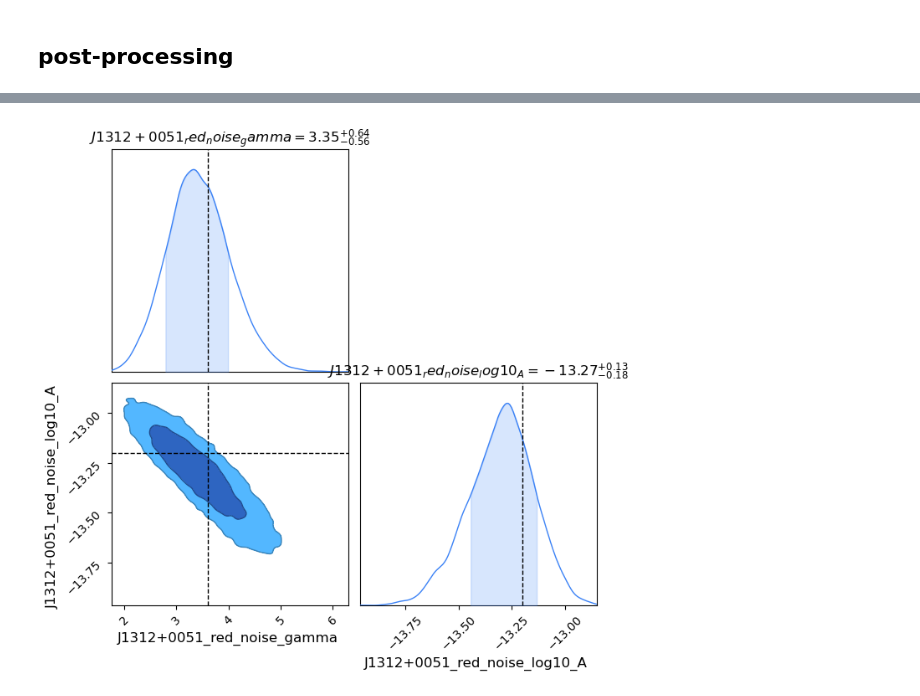
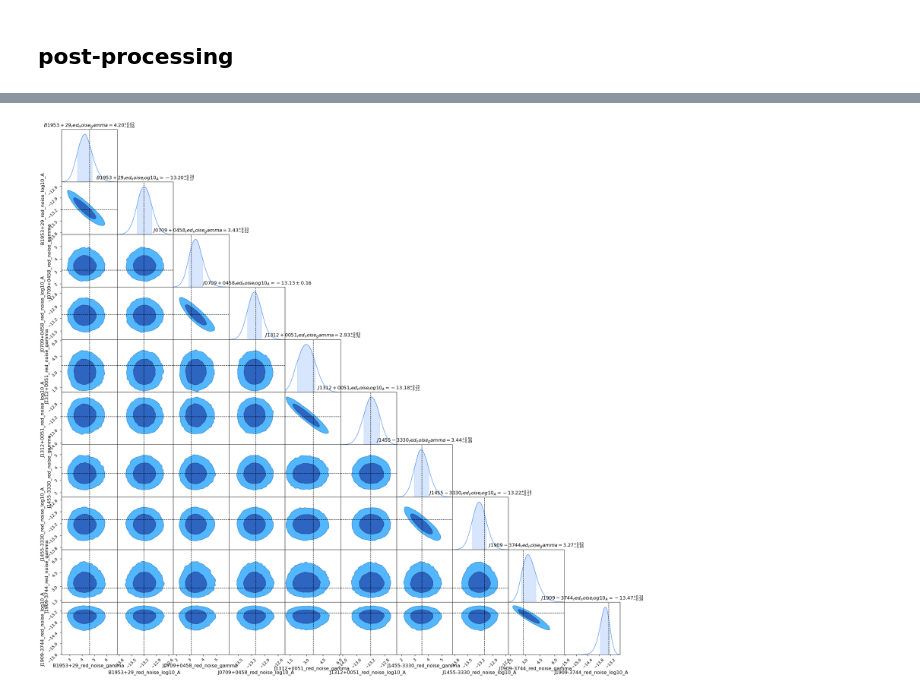
Before and after one commit to aiden-g12321/PTA_joint, a Jupyter notebook: enterprise/enterprise.ipynb, the cells around one changed output, grey strips where cells are left out. Saved outputs shown, nothing was run; the diff lists cells and outputs as text; code cells hidden in the pictures.

```diff
--- a/enterprise/enterprise.ipynb
+++ b/enterprise/enterprise.ipynb
@@ -47,3 +37,7 @@ J1312+0051
+# %%
+# load injected parameters
+data_dict = np.load('ent_data_simulation/data/data_dict.npz', allow_pickle=True)
+x_inj_dict = data_dict['x_inj'].item()
 # %%
 print(pta.summary())
 # %% [output]
@@ -273,9 +216,10 @@ plt.show()
 # %%
-# make corner plot
-ent_df = pd.DataFrame(samples, columns=pta.param_names)
+# corner plot
+ndxs = np.r_[:10]
+ent_df = pd.DataFrame(ent_samples_dict)
 c = ChainConsumer()
-c.add_chain(Chain(samples=ent_df, name='Enterprise'))
-c.add_truth(Truth(location=get_dict(x_inj)))
+c.add_chain(Chain(samples=ent_df.iloc[:, ndxs], name='Enterprise'))
+c.add_truth(Truth(location=x_inj_dict))
 fig = c.plotter.plot()
 # %% [output]
-[figure, old version]
+[figure, new version]
```
Also changed, not shown: parts of 18 cells of this notebook, 13 other files.
